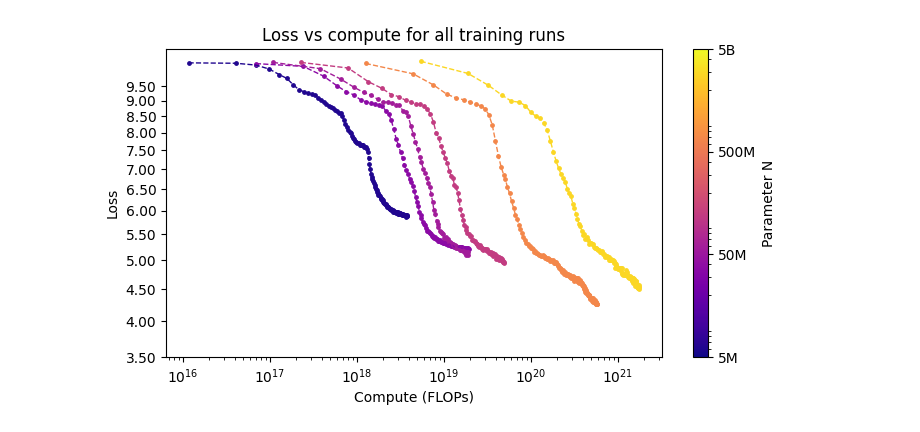
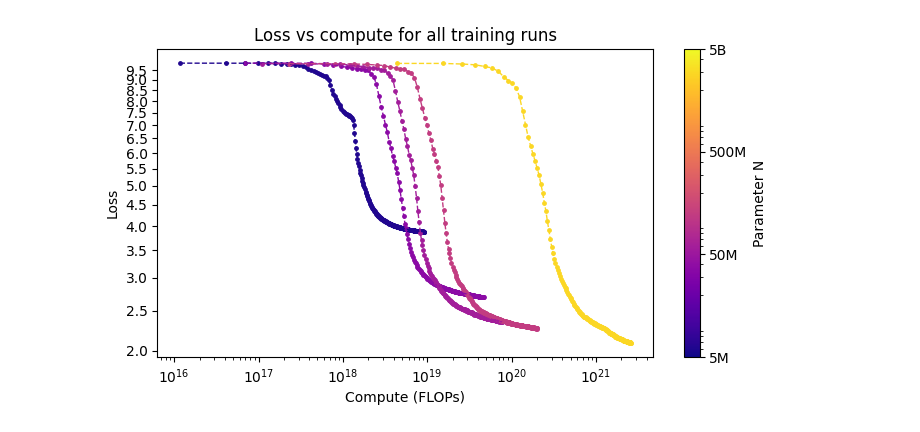
Before and after one commit to Tai-Xinwei/MSAGen, a Jupyter notebook: tools/scalinglaw/scalinglaw.ipynb, the cells around one changed output. Drawn from its saved outputs; the diff is of its cells as text; code cells hidden in the pictures.

```diff
--- a/tools/scalinglaw/scalinglaw.ipynb
+++ b/tools/scalinglaw/scalinglaw.ipynb
@@ -11,7 +11,7 @@ from matplotlib.colors import Normalize
 from matplotlib.colors import LogNorm
 from matplotlib.ticker import FormatStrFormatter, LogFormatter
 
-api = wandb.Api()
+api = wandb.Api(timeout=300)
 runs = api.runs('microsoft-research-incubation/ds_mfmpre')
 # %%
 def linear_fit(xs, ys):
@@ -21,10 +21,14 @@ def linear_fit(xs, ys):
     slope, intercept = model.coef_[0][0], model.intercept_[0]
     return slope, intercept
 # %%
-run_list = ["bfm650m_data3_maskspan3_ddp4e5d16mask020drop1L1536B2k_bpev2pairv4_bert2_128A100_adam2", "bfm3B_data2_maskspan3_ddp2e5d16mask030drop1L1536B2k_bpev2pairv4_bert2_128A100_adam2", "scalinglaw5m", "scalinglaw10m", "scalinglaw50m", "scalinglaw100m"]
+run_list = [
+            # "bfm650m_data3_maskspan3_ddp4e5d16mask020drop1L1536B2k_bpev2pairv4_bert2_128A100_adam2",
+            "bfm3B_data2_maskspan3_ddp2e5d16mask030drop1L1536B2k_bpev2pairv4_bert2_128A100_adam2",
+            "scalinglaw5m", "scalinglaw10m", "scalinglaw50m", "scalinglaw100m"]
 
 run_params = {
     "bfm650m_data3_maskspan3_ddp4e5d16mask020drop1L1536B2k_bpev2pairv4_bert2_128A100_adam2": 674973473,
+    "bfm650m_data3_maskspan3_ddp4e5d16mask020drop1L1536B2k_bpev2pairv4_bert2_128A100_adam2_2": 674973473,
     "bfm3B_data2_maskspan3_ddp2e5d16mask030drop1L1536B2k_bpev2pairv4_bert2_128A100_adam2": 2890135076,
     "scalinglaw5m": 6186754,
     "scalinglaw10m": 36801538,
@@ -34,6 +38,7 @@ run_params = {
 
 legend_names = {
     "bfm650m_data3_maskspan3_ddp4e5d16mask020drop1L1536B2k_bpev2pairv4_bert2_128A100_adam2": 'bfm650M',
+    "bfm650m_data3_maskspan3_ddp4e5d16mask020drop1L1536B2k_bpev2pairv4_bert2_128A100_adam2_2": 'bfm650M',
     "bfm3B_data2_maskspan3_ddp2e5d16mask030drop1L1536B2k_bpev2pairv4_bert2_128A100_adam2": 'bfm3B',
     "scalinglaw5m": 'bfm6M',
     "scalinglaw10m": 'bfm37M',
@@ -42,7 +47,19 @@ legend_names = {
 }
 # %%
 # plot validation loss vs compute for all runs
-loss_v_C_runs = [run for run in runs if run.name in run_list]
+run_occ = {}
+loss_v_C_runs = []
+for run in runs:
+    if run.name not in run_list:
+        continue
+
+    loss_v_C_runs.append(run)
+
+    # if run.name not in run_occ:
+    #     run_occ[run.name] = 1
+    # else:
+    #     run_occ[run.name] = run_occ[run.name] + 1
+
 # sort runs by run_params
 loss_v_C_runs = sorted(loss_v_C_runs, key=lambda run: run_params[run.name])
 
@@ -66,12 +83,31 @@ for run in loss_v_C_runs:
     idx = 0
     for step in run_history[1:]:
         if 'train_inner/global_step' in step and 'train_inner/loss' in step and idx % intervel == 0:
-            global_step.append(step['train_inner/global_step'])
-            losses.append(step['train_inner/loss'])
+            s = step['train_inner/global_step']
+            if s is not None:
+                global_step.append(step['train_inner/global_step'])
+                losses.append(step['train_inner/loss_bpe'])
 
         idx = idx + 1
 
-    compute = [6 * N * step * tokens_per_iter for step in global_step]
+
+    if run.name == "bfm3B_data2_maskspan3_ddp2e5d16mask030drop1L1536B2k_bpev2pairv4_bert2_128A100_adam2":
+        compute = []
+        for step in global_step:
+            if step is None:
+                compute.append(0)
+            else:
+                compute.append(6 * N * step * 0.8 * tokens_per_iter)
+    elif run.name == "bfm650m_data3_maskspan3_ddp4e5d16mask020drop1L1536B2k_bpev2pairv4_bert2_128A100_adam2":
+        compute = []
+        for step in global_step:
+            if step is None:
+                compute.append(0)
+            else:
+                compute.append(6 * N * step * 2 * tokens_per_iter)
+    else:
+        compute = [6 * N * step * tokens_per_iter for step in global_step]
+
     compute_values.append(compute)
     loss_values.append(losses)
     param_values.append([N] * len(compute))  # Use run parameter for color
@@ -83,34 +119,34 @@ norm = LogNorm(vmin=min_val, vmax=max_val)
 cmap = plt.get_cmap('plasma')
 
 for idx in range(len(compute_values)):
     color = cmap(norm(param_values[idx][0]))
     plt.scatter(compute_values[idx], loss_values[idx], color=color, s=6)
     plt.plot(compute_values[idx], loss_values[idx], '--', linewidth=1, color=color)
 
 sc = plt.scatter([], [], c=[], cmap='plasma', norm=norm)
 
 # Add a color bar with a label
 cbar = plt.colorbar(sc, norm=norm)
 cbar.set_label('Parameter N')
 cbar_ticks = [min_val, min_val*10, min_val*100, max_val]
 cbar.set_ticks(cbar_ticks)
 cbar.set_ticklabels(['5M', '50M', '500M', '5B'])
 
 plt.xscale("log")
 plt.yscale("log")
 plt.xlabel("Compute (FLOPs)")
 plt.ylabel("Loss")
-plt.yticks(np.arange(3.5, 10.0, 0.5))
-plt.gca().yaxis.set_major_formatter(FormatStrFormatter('%.2f'))
+plt.yticks(np.arange(2.0, 10.0, 0.5))
+plt.gca().yaxis.set_major_formatter(FormatStrFormatter('%.1f'))
 plt.title("Loss vs compute for all training runs")
 
 
 # save plot with size 1280x960
 fig = matplotlib.pyplot.gcf()
 fig.set_size_inches(8, 4)
-fig.savefig('bfm_scalinglaw.png', dpi=300)
+fig.savefig('./bfm_scalinglaw.png', dpi=300)
 
 #
 # {'train_inner/SamplePerSec': 618.5223999023438, 'train_inner/total_acc_sample': 204800, '_step': 1, 'train_inner/batch': 200, 'train_inner/total_samples': 12800, 'train_inner/epoch': 0, '_runtime': 737.9245097637177, 'train_inner/mlm_acc': 0.028053624629974364, 'train_inner/total_loss': 10.3392333984375, 'train_inner/bpe_acc': 0.00011197470128536224, 'train_inner/loss_type': 7.093716430664062, 'train_inner/loss_mlm': 3.6306381225585938, 'train_inner/loss': 10.339072408676147, 'train_inner/lr': 2.6533333333333333e-07, 'train_inner/loss_bpe': 9.870330810546875, '_timestamp': 1706400623.4756377, 'train_inner/type_acc': 0.0010210137069225312, 'train_inner/global_step': 200, 'train_inner/grad_scale': 1}
 # %% [output]
-[figure, old version]
+[figure, new version]
```
Also changed, not shown: 15 other files.
